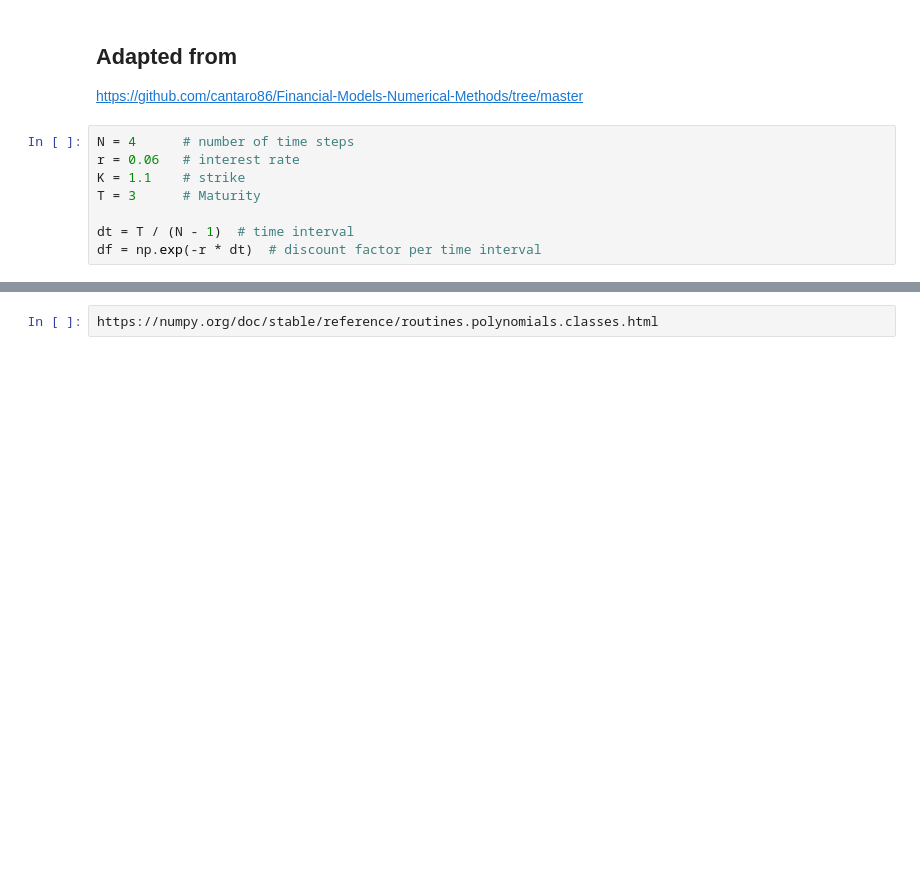
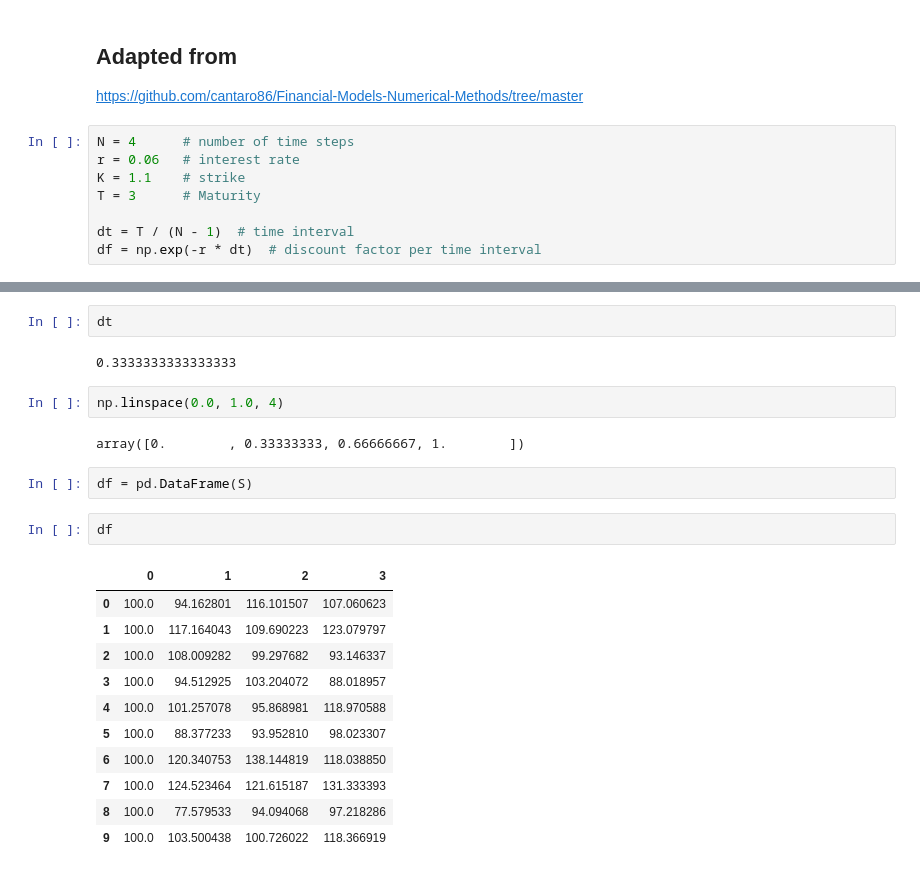
Before and after one commit to kevingivens/Blog, a Jupyter notebook: 2024/AmericanOptions/demo.ipynb, the cells around one changed output, grey strips where cells are left out. Drawn from its saved outputs; the diff is of its cells as text; blank space fills up the shorter version.

```diff
--- a/2024/AmericanOptions/demo.ipynb
+++ b/2024/AmericanOptions/demo.ipynb
@@ -82,2 +66,24 @@ V0
-# %%
-https://numpy.org/doc/stable/reference/routines.polynomials.classes.html
+# %%
+dt
+# %% [output]
+0.3333333333333333
+# %%
+np.linspace(0.0, 1.0, 4)
+# %% [output]
+array([0.        , 0.33333333, 0.66666667, 1.        ])
+# %%
+df = pd.DataFrame(S)
+# %%
+df
+# %% [output]
+|  | 0 | 1 | 2 | 3 |
+| 0 | 100.0 | 94.162801 | 116.101507 | 107.060623 |
+| 1 | 100.0 | 117.164043 | 109.690223 | 123.079797 |
+| 2 | 100.0 | 108.009282 | 99.297682 | 93.146337 |
+| 3 | 100.0 | 94.512925 | 103.204072 | 88.018957 |
+| 4 | 100.0 | 101.257078 | 95.868981 | 118.970588 |
+| 5 | 100.0 | 88.377233 | 93.952810 | 98.023307 |
+| 6 | 100.0 | 120.340753 | 138.144819 | 118.038850 |
+| 7 | 100.0 | 124.523464 | 121.615187 | 131.333393 |
+| 8 | 100.0 | 77.579533 | 94.094068 | 97.218286 |
+| 9 | 100.0 | 103.500438 | 100.726022 | 118.366919 |
```
Also changed, not shown: parts of 8 cells of this notebook.
